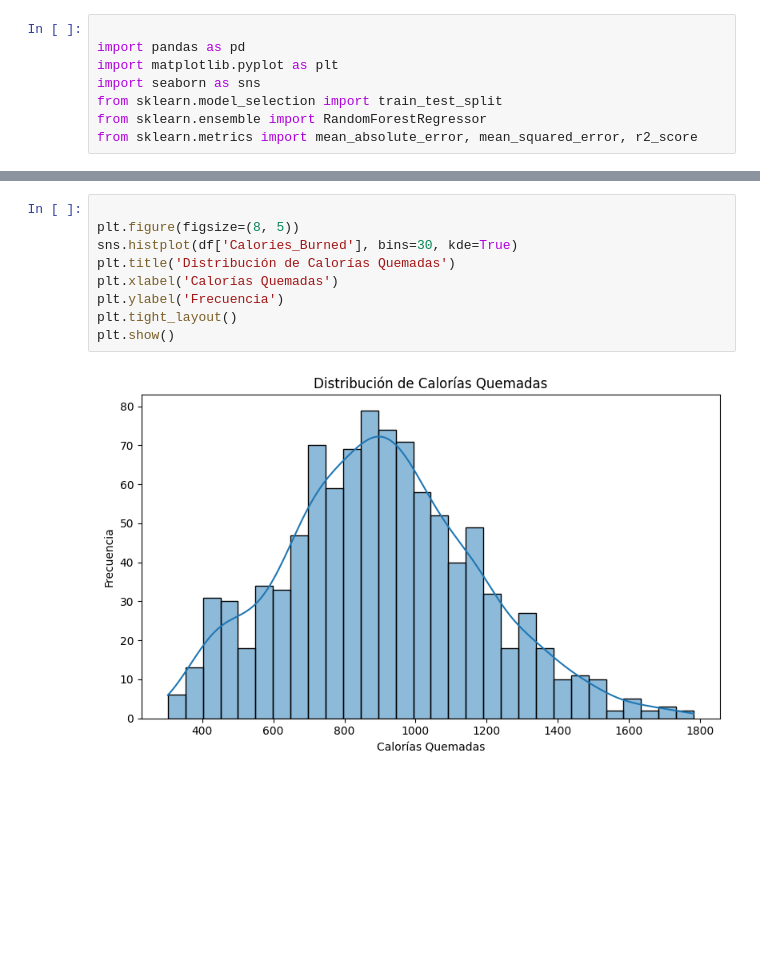
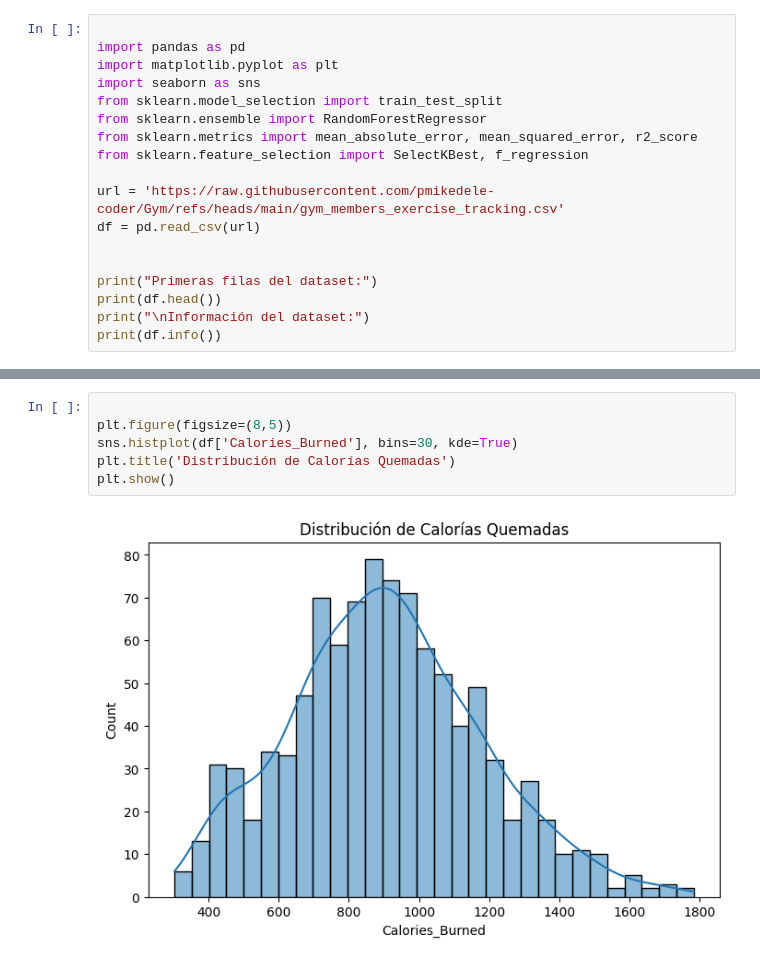
Before and after one commit to pmikedele-coder/ProyectoParteIII_Perez, a Jupyter notebook: ProyectoParteIII+Perez.ipynb, the cells around one changed output, grey strips where cells are left out. Cells and saved outputs as stored; diff of their text form; blank space fills up the shorter version.

```diff
--- a/ProyectoParteIII+Perez.ipynb
+++ b/ProyectoParteIII+Perez.ipynb
@@ -8,3 +8,13 @@ import seaborn as sns
 from sklearn.model_selection import train_test_split
 from sklearn.ensemble import RandomForestRegressor
 from sklearn.metrics import mean_absolute_error, mean_squared_error, r2_score
+from sklearn.feature_selection import SelectKBest, f_regression
+
+url = 'https://raw.githubusercontent.com/pmikedele-coder/Gym/refs/heads/main/gym_members_exercise_tracking.csv'
+df = pd.read_csv(url)
+
+
+print("Primeras filas del dataset:")
+print(df.head())
+print("\nInformación del dataset:")
+print(df.info())
@@ -40,13 +61,10 @@ Name: Calories_Burned, dtype: float64
 # %%
 
-plt.figure(figsize=(8, 5))
+plt.figure(figsize=(8,5))
 sns.histplot(df['Calories_Burned'], bins=30, kde=True)
 plt.title('Distribución de Calorías Quemadas')
-plt.xlabel('Calorías Quemadas')
-plt.ylabel('Frecuencia')
-plt.tight_layout()
 plt.show()
 # %% [output]
-[figure, old version]
+[figure, new version]
 # %%
 
```
Also changed, not shown: parts of 17 cells of this notebook.
